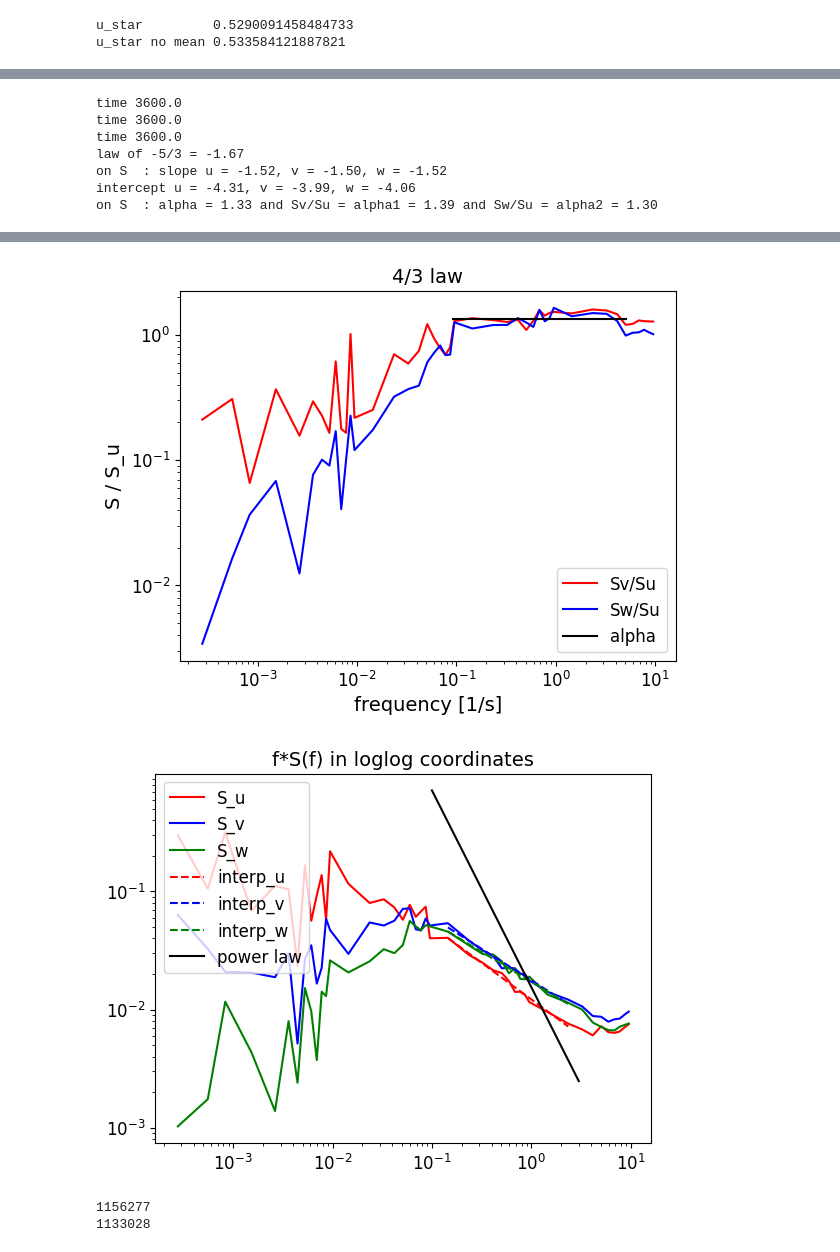
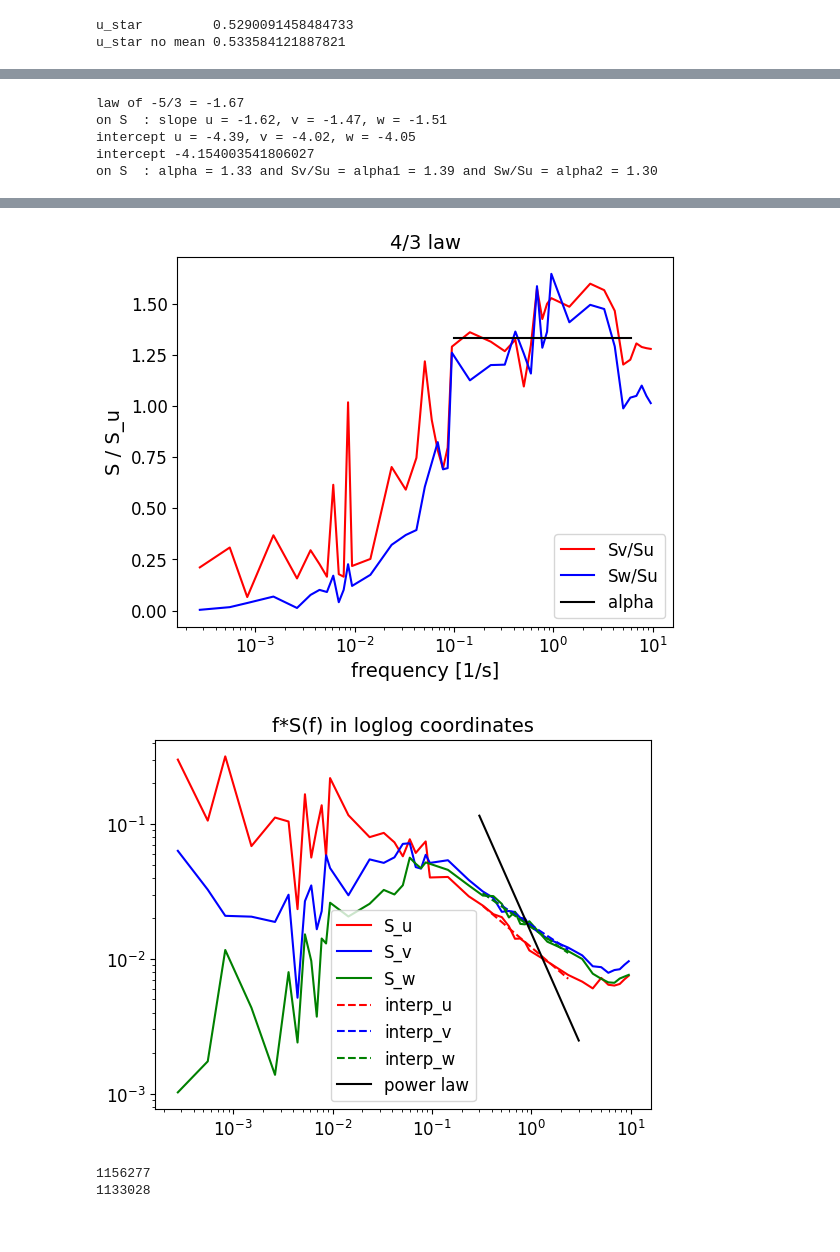
Before and after one commit to nicolaquaia/micrometereology, a Jupyter notebook: 03/assignment3_notebook.ipynb, the cells around one changed output, grey strips where cells are left out. Drawn from its saved outputs; the diff is of its cells as text; code cells hidden in the pictures.

```diff
--- a/03/assignment3_notebook.ipynb
+++ b/03/assignment3_notebook.ipynb
@@ -447,11 +433,12 @@ plt.legend()
 
 
 exponent = -5/3
-start = 0.1
+start = 0.3
+stop = 3
 
-slope1_u, intercept1_u, x_S_int_u, y_S_int_u,  = linear_regression_loglog(x_array=x_S_u, y_array=y_S_u, start=start, stop=6)
-slope1_v, intercept1_v, x_S_int_v, y_S_int_v,  = linear_regression_loglog(x_array=x_S_v, y_array=y_S_v, start=start, stop=6)
-slope1_w, intercept1_w, x_S_int_w, y_S_int_w,  = linear_regression_loglog(x_array=x_S_w, y_array=y_S_w, start=start, stop=6)
+slope1_u, intercept1_u, x_S_int_u, y_S_int_u,  = linear_regression_loglog(x_array=x_S_u, y_array=y_S_u, start=start, stop=stop)
+slope1_v, intercept1_v, x_S_int_v, y_S_int_v,  = linear_regression_loglog(x_array=x_S_v, y_array=y_S_v, start=start, stop=stop)
+slope1_w, intercept1_w, x_S_int_w, y_S_int_w,  = linear_regression_loglog(x_array=x_S_w, y_array=y_S_w, start=start, stop=stop)
 
 slope2_u, intercept2_u, x_fS_int_u, y_fS_int_u,  = linear_regression_loglog(x_array=x_fS_u, y_array=y_fS_u, start=start, stop=3)
 slope2_v, intercept2_v, x_fS_int_v, y_fS_int_v,  = linear_regression_loglog(x_array=x_fS_v, y_array=y_fS_v, start=start, stop=3)
@@ -466,17 +453,18 @@ print(f'intercept u = {intercept1_u:.2f}, v = {intercept1_v:.2f}, w = {intercept
 intercept_mean1 = np.mean([intercept1_u,intercept1_v, intercept1_w])
 intercept_mean2 = np.mean([intercept2_u,intercept2_v, intercept2_w])
 
-x_expected1, y_expected1 = power_law(slope=exponent, intercept=intercept_mean1, start=start, stop=6)
-x_expected2, y_expected2 = power_law(slope=exponent, intercept=intercept_mean2, start=start, stop=3)
-
+x_expected1, y_expected1 = power_law(slope=exponent, intercept=intercept_mean1, start=start, stop=stop)
+x_expected2, y_expected2 = power_law(slope=exponent, intercept=intercept_mean2, start=start, stop=stop)
+print('intercept',intercept_mean1)
 
 alpha = 4/3
-alpha1, alpha2, ratio1, ratio2 = compute_ratios(x_array=x_S_u, Su=y_S_u, Sv=y_S_v, Sw=y_S_w, start=0.1, stop=6)
-alpha3, alpha4, ratio3, ratio4 = compute_ratios(x_array=x_fS_u, Su=y_fS_u, Sv=y_fS_v, Sw=y_fS_w, start=0.1, stop=3)
-
+starta = 0.1
+stopa = 6
+alpha1, alpha2, ratio1, ratio2 = compute_ratios(x_array=x_S_u, Su=y_S_u, Sv=y_S_v, Sw=y_S_w, start=starta, stop=stopa)
+alphax = np.linspace(starta, stopa, num=100)
+alphay =  np.full(len(alphax),alpha)
 
 print(f'on S  : alpha = {alpha:.2f} and Sv/Su = alpha1 = {alpha1:.2f} and Sw/Su = alpha2 = {alpha2:.2f}')
-#print(f'on f*S: alpha = {alpha:.2f} and Sv/Su = alpha1 = {alpha3:.2f} and Sw/Su = alpha2 = {alpha4:.2f}')
 
 
 plt.figure(2)
@@ -486,9 +474,6 @@ plt.ylabel('S(f) [m^2/s]')
 plt.plot(x_S_u, y_S_u, color='r', label='S_u')
 plt.plot(x_S_v, y_S_v, color='b', label='S_v')
 plt.plot(x_S_w, y_S_w, color='g', label='S_w')
-#plt.plot(x_S_int_u, y_S_int_u, color='r', linestyle='dashed', label='interp_u')
-#plt.plot(x_S_int_v, y_S_int_v, color='b', linestyle='dashed', label='interp_v')
-#plt.plot(x_S_int_w, y_S_int_w, color='g', linestyle='dashed', label='interp_w')
 plt.plot(x_expected1, y_expected1, color='k', label='power law')
 plt.legend()
 
@@ -500,9 +485,6 @@ plt.figure(3)
 plt.title('Inertial sub-range')
 plt.xlabel('frequency [1/s]')
 plt.ylabel('S(f) [m^2/s]')
-#plt.plot(x_S_u, y_S_u, color='r', label='S_u')
-#plt.plot(x_S_v, y_S_v, color='b', label='S_v')
-#plt.plot(x_S_w, y_S_w, color='g', label='S_w')
 plt.plot(x_S_int_u, y_S_int_u, color='r', linestyle='dashed', label='interpolated u')
 plt.plot(x_S_int_v, y_S_int_v, color='b', linestyle='dashed', label='interpolated v')
 plt.plot(x_S_int_w, y_S_int_w, color='g', linestyle='dashed', label='interpolated w')
@@ -520,11 +502,12 @@ plt.xlabel('frequency [1/s]')
 plt.ylabel('S / S_u')
 plt.plot(x_S_u, ratio1, color='r', label='Sv/Su')
 plt.plot(x_S_u, ratio2, color='b', label='Sw/Su')
-plt.axhline(y = alpha, xmin = 0.55, xmax=0.9, color='k', label='alpha')
+plt.plot(alphax, alphay, color='k', label='alpha')
+#plt.axhline(y = alpha, xmin = 0.55, xmax=0.9, color='k', label='alpha')
 
 plt.legend(loc='lower right')
 plt.xscale('log')
-plt.yscale('log')
+#plt.yscale('log')
 
 
 
@@ -545,11 +528,9 @@ plt.yscale('log')
 
 plt.show()
 # %% [output]
-time 3600.0
-time 3600.0
-time 3600.0
 law of -5/3 = -1.67
-on S  : slope u = -1.52, v = -1.50, w = -1.52
-intercept u = -4.31, v = -3.99, w = -4.06
+on S  : slope u = -1.62, v = -1.47, w = -1.51
+intercept u = -4.39, v = -4.02, w = -4.05
+intercept -4.154003541806027
 on S  : alpha = 1.33 and Sv/Su = alpha1 = 1.39 and Sw/Su = alpha2 = 1.30
 [figure]
@@ -558,5 +539,5 @@ on S  : alpha = 1.33 and Sv/Su = alpha1 = 1.39 and Sw/Su = alpha2 = 1.30
-[figure, old version]
+[figure, new version]
-[figure, old version]
+[figure, new version]
 # %%
 # SPROGO DATA
 
```
Also changed, not shown: parts of 9 cells of this notebook.
